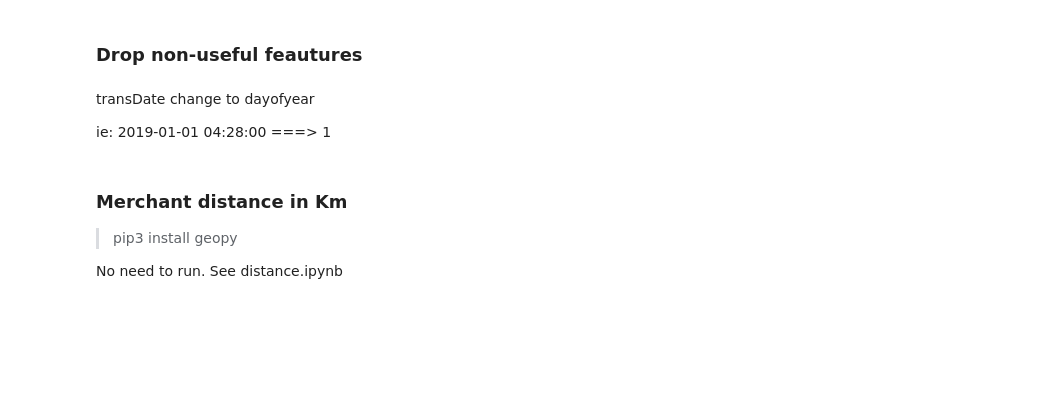
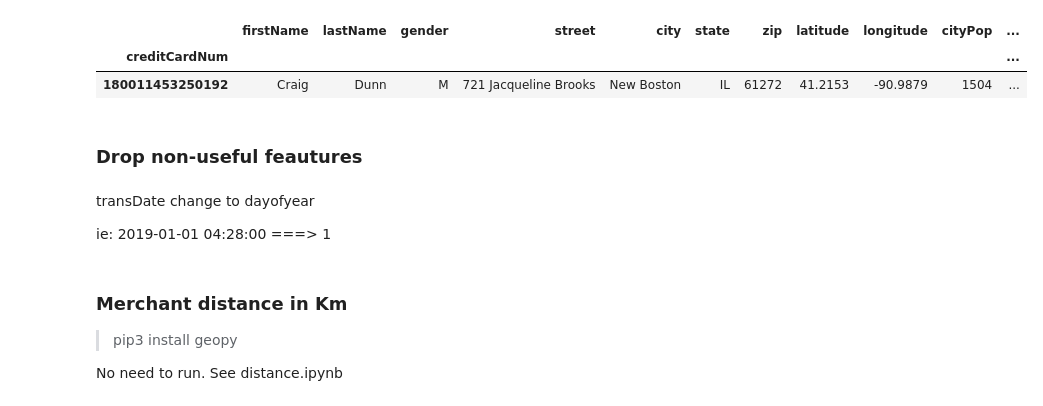
Before and after one commit to mlghammit/DataQuest-2024, a Jupyter notebook: data.ipynb, the cells around one changed output. Saved outputs shown, nothing was run; the diff lists cells and outputs as text; code cells hidden in the pictures; blank space fills up the shorter version.

```diff
--- a/data.ipynb
+++ b/data.ipynb
@@ -158,7 +187,13 @@ KeyError: 'city'
 # %%
 cardholders = pd.read_csv("workspace-michael/cardholders.csv")
 cardholders.set_index("creditCardNum", inplace=True)
 df["creditCardNum"] = df["creditCardNum"].astype(int)
+
+cardholders.head(1)
+# %% [output]
+|  | firstName | lastName | gender | street | city | state | zip | latitude | longitude | cityPop | ... |
+| creditCardNum |  |  |  |  |  |  |  |  |  |  | ... |
+| 180011453250192 | Craig | Dunn | M | 721 Jacqueline Brooks | New Boston | IL | 61272 | 41.2153 | -90.9879 | 1504 | ... |
 # %%
 cardholders = cardholders[["historyOfFraud"]]
 
```
Also changed, not shown: parts of 12 cells of this notebook, 4 other files.
